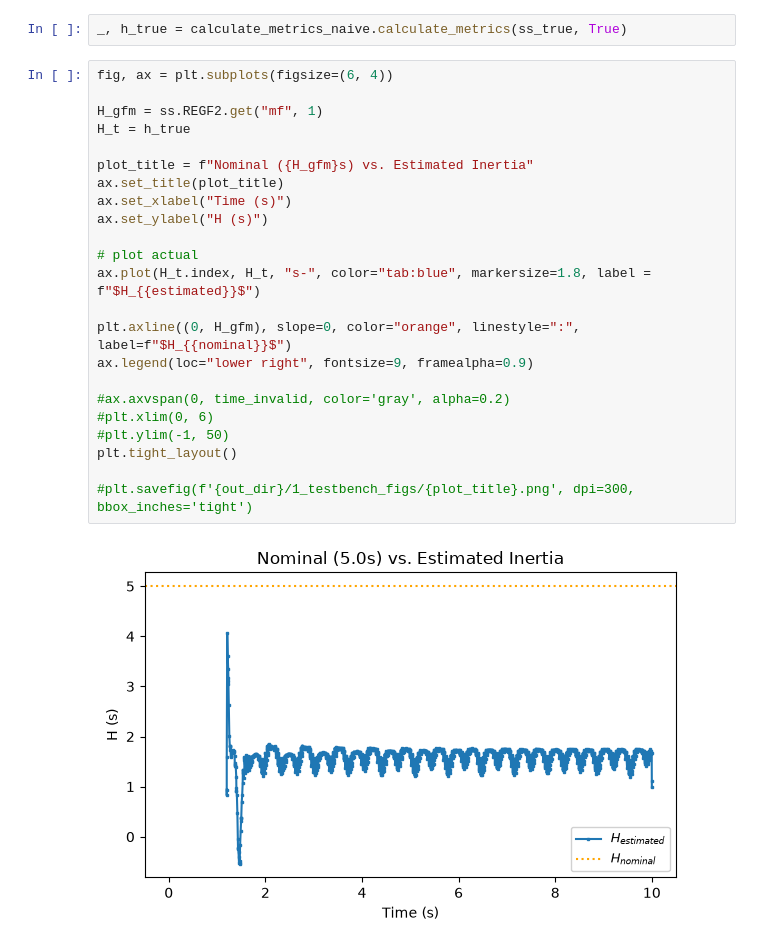
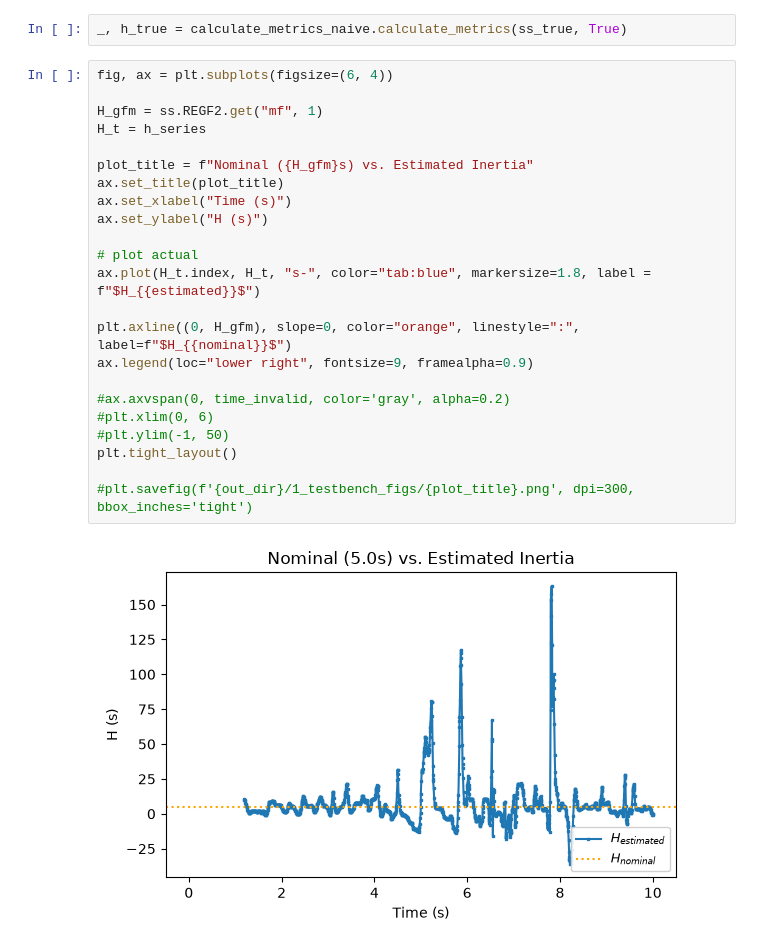
Before and after one commit to Scarlett315/characterize-virtual-inertia-estimation-noise-lag, a Jupyter notebook: 2_testbench.ipynb, the cells around one changed output. Cells and saved outputs as stored; diff of their text form.

```diff
--- a/2_testbench.ipynb
+++ b/2_testbench.ipynb
@@ -160,28 +157,28 @@ _, h_true = calculate_metrics_naive.calculate_metrics(ss_true, True)
 # %%
 fig, ax = plt.subplots(figsize=(6, 4))
 
 H_gfm = ss.REGF2.get("mf", 1)
-H_t = h_true
+H_t = h_series
 
 plot_title = f"Nominal ({H_gfm}s) vs. Estimated Inertia"
 ax.set_title(plot_title)
 ax.set_xlabel("Time (s)")
 ax.set_ylabel("H (s)")
 
 # plot actual
 ax.plot(H_t.index, H_t, "s-", color="tab:blue", markersize=1.8, label = f"$H_{{estimated}}$")
 
 plt.axline((0, H_gfm), slope=0, color="orange", linestyle=":", label=f"$H_{{nominal}}$")
 ax.legend(loc="lower right", fontsize=9, framealpha=0.9)
 
 #ax.axvspan(0, time_invalid, color='gray', alpha=0.2)
 #plt.xlim(0, 6)
 #plt.ylim(-1, 50)
 plt.tight_layout()
 
 #plt.savefig(f'{out_dir}/1_testbench_figs/{plot_title}.png', dpi=300, bbox_inches='tight')
 # %% [output]
-[figure, old version]
+[figure, new version]
 # %%
 visualize_cf_noise(h_series, h_true, "Estimated Inertia")
 # %% [output]
```
Also changed, not shown: parts of 4 cells of this notebook, 6 other files.
